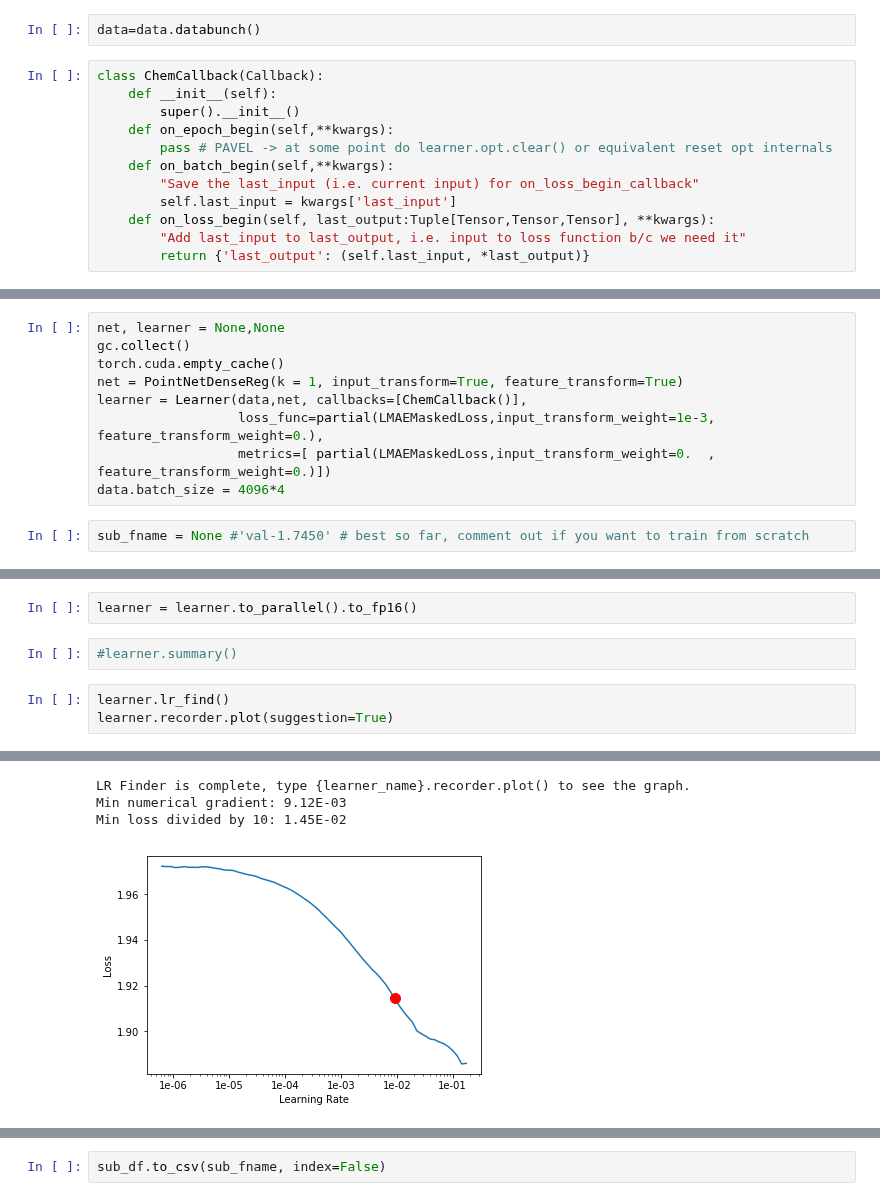
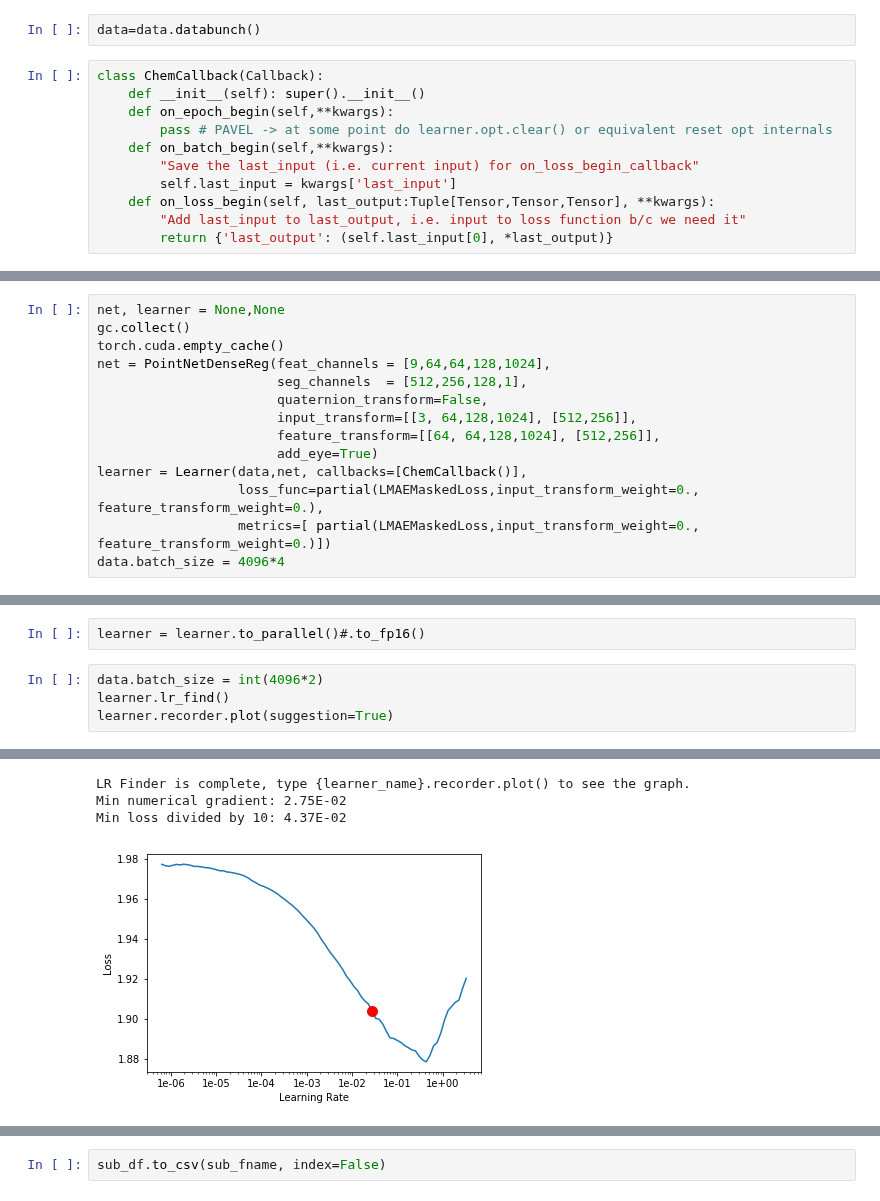
Before and after one commit to antorsae/champs-scalar-coupling, a Jupyter notebook: cloud.ipynb, the cells around one changed output, grey strips where cells are left out. Saved outputs shown, nothing was run; the diff lists cells and outputs as text.

```diff
--- a/cloud.ipynb
+++ b/cloud.ipynb
@@ -422,8 +311,7 @@ data = data.label_from_func(
 data=data.databunch()
 # %%
 class ChemCallback(Callback):
-    def __init__(self):
-        super().__init__()
+    def __init__(self): super().__init__()
     def on_epoch_begin(self,**kwargs):
         pass # PAVEL -> at some point do learner.opt.clear() or equivalent reset opt internals
     def on_batch_begin(self,**kwargs):
@@ -431,4 +319,4 @@ class ChemCallback(Callback):
         self.last_input = kwargs['last_input']
     def on_loss_begin(self, last_output:Tuple[Tensor,Tensor,Tensor], **kwargs):
         "Add last_input to last_output, i.e. input to loss function b/c we need it"
-        return {'last_output': (self.last_input, *last_output)}
+        return {'last_output': (self.last_input[0], *last_output)}
@@ -436,10 +536,13 @@ class ChemCallback(Callback):
 net, learner = None,None
 gc.collect()
 torch.cuda.empty_cache()
-net = PointNetDenseReg(k = 1, input_transform=True, feature_transform=True)
+net = PointNetDenseReg(feat_channels = [9,64,64,128,1024],
+                       seg_channels  = [512,256,128,1],
+                       quaternion_transform=False,
+                       input_transform=[[3, 64,128,1024], [512,256]],
+                       feature_transform=[[64, 64,128,1024], [512,256]],
+                       add_eye=True)
 learner = Learner(data,net, callbacks=[ChemCallback()],
-                  loss_func=partial(LMAEMaskedLoss,input_transform_weight=1e-3, feature_transform_weight=0.),
-                  metrics=[ partial(LMAEMaskedLoss,input_transform_weight=0.  , feature_transform_weight=0.)])
+                  loss_func=partial(LMAEMaskedLoss,input_transform_weight=0., feature_transform_weight=0.),
+                  metrics=[ partial(LMAEMaskedLoss,input_transform_weight=0., feature_transform_weight=0.)])
 data.batch_size = 4096*4
-# %%
-sub_fname = None #'val-1.7450' # best so far, comment out if you want to train from scratch
@@ -457,13 +601,12 @@ NOT loaded!
 # %%
-learner = learner.to_parallel().to_fp16()
+learner = learner.to_parallel()#.to_fp16()
-# %%
-#learner.summary()
 # %%
+data.batch_size = int(4096*2)
 learner.lr_find()
 learner.recorder.plot(suggestion=True)
 # %% [output]
 [interactive output not drawn]
 LR Finder is complete, type {learner_name}.recorder.plot() to see the graph.
-Min numerical gradient: 9.12E-03
-Min loss divided by 10: 1.45E-02
+Min numerical gradient: 2.75E-02
+Min loss divided by 10: 4.37E-02
-[figure, old version]
+[figure, new version]
```
Also changed, not shown: parts of 24 cells of this notebook, 1 other file.
